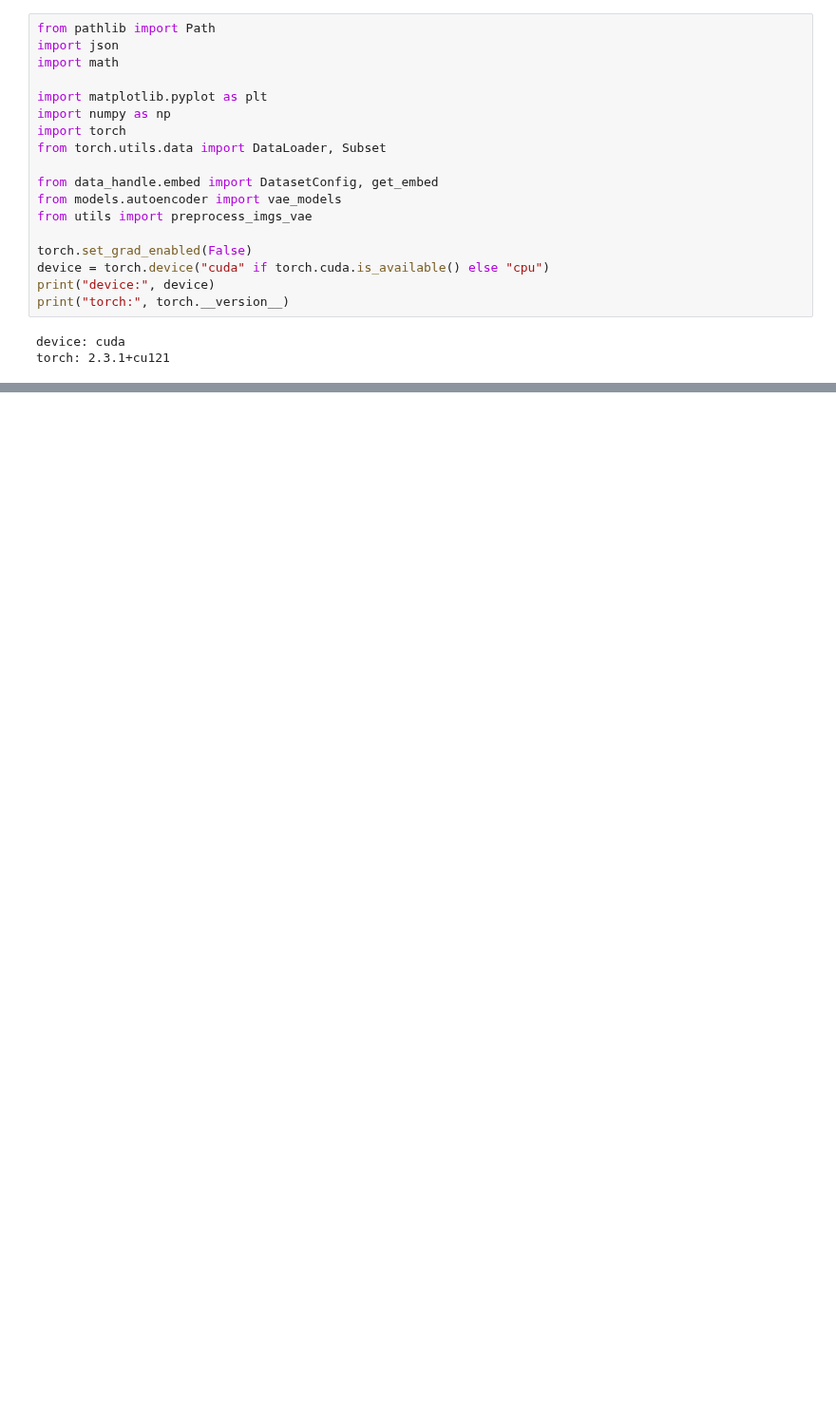
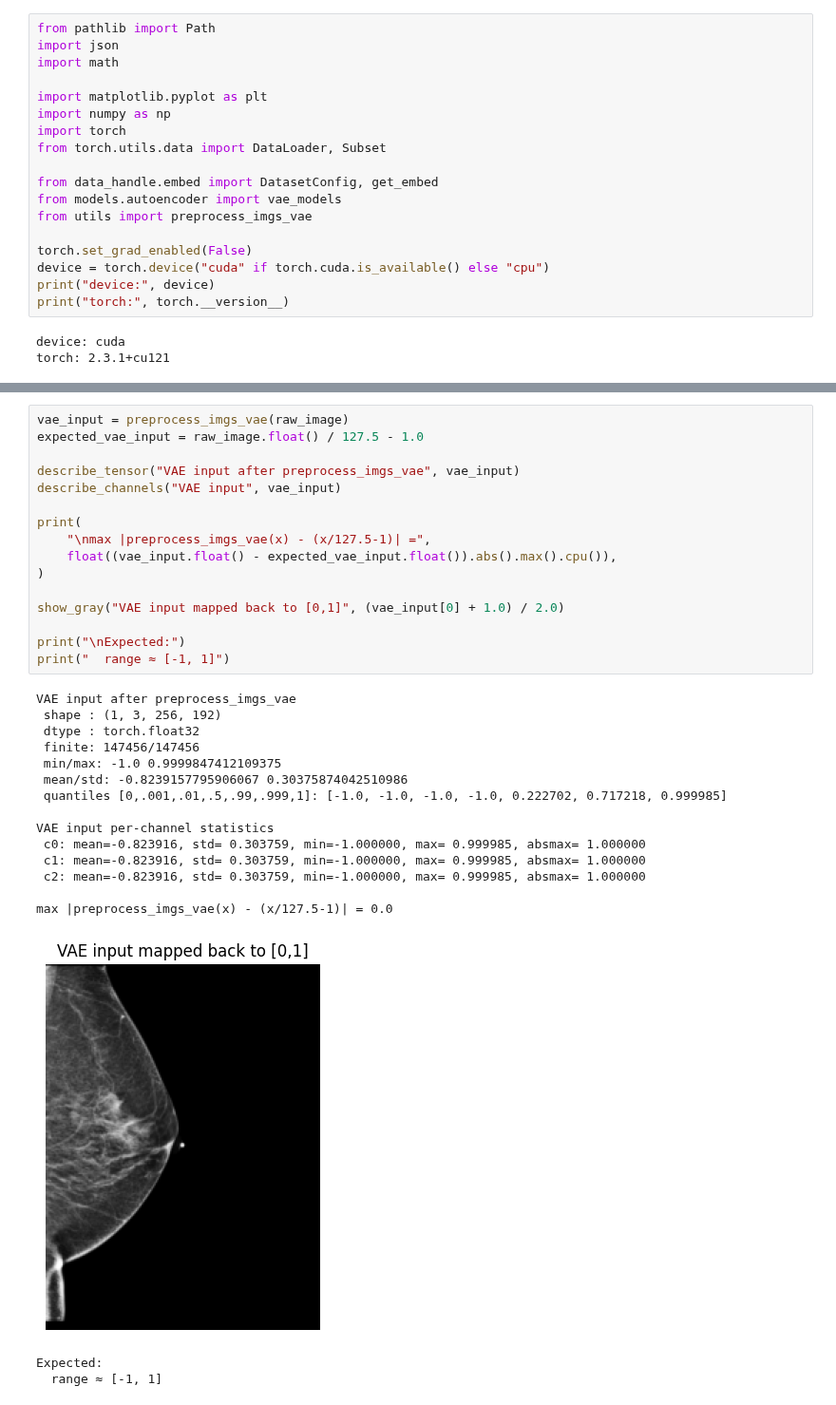
Before and after one commit to xiat0616/REPA-E, a Jupyter notebook: debug.ipynb, the cells around one changed output, grey strips where cells are left out. Shown at 95% size. Cells and saved outputs as stored; diff of their text form; blank space fills up the shorter version.

```diff
--- a/debug.ipynb
+++ b/debug.ipynb
@@ -43,0 +207,34 @@ print("VAE_CKPT  :", VAE_CKPT)
+# %%
+vae_input = preprocess_imgs_vae(raw_image)
+expected_vae_input = raw_image.float() / 127.5 - 1.0
+
+describe_tensor("VAE input after preprocess_imgs_vae", vae_input)
+describe_channels("VAE input", vae_input)
+
+print(
+    "\nmax |preprocess_imgs_vae(x) - (x/127.5-1)| =",
+    float((vae_input.float() - expected_vae_input.float()).abs().max().cpu()),
+)
+
+show_gray("VAE input mapped back to [0,1]", (vae_input[0] + 1.0) / 2.0)
+
+print("\nExpected:")
+print("  range ≈ [-1, 1]")
+# %% [output]
+VAE input after preprocess_imgs_vae
+ shape : (1, 3, 256, 192)
+ dtype : torch.float32
+ finite: 147456/147456
+ min/max: -1.0 0.9999847412109375
+ mean/std: -0.8239157795906067 0.30375874042510986
+ quantiles [0,.001,.01,.5,.99,.999,1]: [-1.0, -1.0, -1.0, -1.0, 0.222702, 0.717218, 0.999985]
+
+VAE input per-channel statistics
+ c0: mean=-0.823916, std= 0.303759, min=-1.000000, max= 0.999985, absmax= 1.000000
+ c1: mean=-0.823916, std= 0.303759, min=-1.000000, max= 0.999985, absmax= 1.000000
+ c2: mean=-0.823916, std= 0.303759, min=-1.000000, max= 0.999985, absmax= 1.000000
+
+max |preprocess_imgs_vae(x) - (x/127.5-1)| = 0.0
+[figure, added]
+Expected:
+  range ≈ [-1, 1]
```
Also changed, not shown: parts of 15 cells of this notebook, 5 other files.
